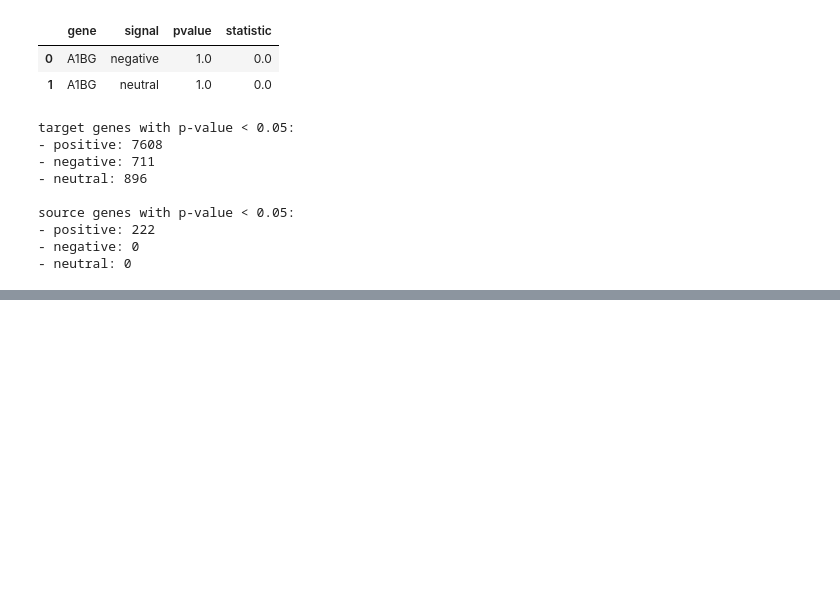
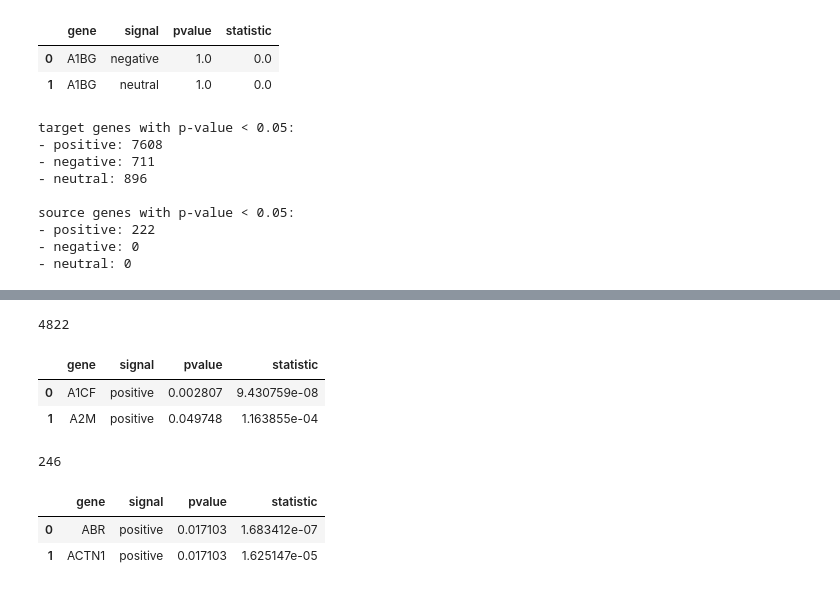
Before and after one commit to joanismi/MastersThesisCode, a Jupyter notebook: src/6_intracell_network.ipynb, the cells around one changed output, grey strips where cells are left out. Drawn from its saved outputs; the diff is of its cells as text; code cells hidden in the pictures; blank space fills up the shorter version.

```diff
--- a/src/6_intracell_network.ipynb
+++ b/src/6_intracell_network.ipynb
@@ -842,0 +863,8 @@ source genes with p-value < 0.05:
+# %%
+# load permutation test results
+test_stats_curated = dict(
+    target = pd.read_csv(intracell_dir+'target_perm_test_curated_records.csv',),
+    source = pd.read_csv(intracell_dir+'source_perm_test_curated_records.csv',)
+)
+display(test_stats_curated['target'].head(2))
+test_stats_curated['source'].head(2)
@@ -842,0 +905,25 @@ source genes with p-value < 0.05:
+# %%
+# Select statistic significant genes
+# we'll use a significance of 0.01
+target_curated_sign = test_stats_curated['target'][
+    (test_stats_curated['target'].signal=='positive')&
+    (test_stats_curated['target'].pvalue<0.05)
+].reset_index(drop=True)
+source_curated_sign = test_stats_curated['source'][
+    (test_stats_curated['source'].signal=='positive')&
+    (test_stats_curated['source'].pvalue<0.05)
+].reset_index(drop=True)
+print(target_curated_sign.shape[0])
+display(target_curated_sign.head(2))
+
+print(source_curated_sign.shape[0])
+display(source_curated_sign.head(2))
+# %% [output]
+4822
+|  | gene | signal | pvalue | statistic |
+| 0 | A1CF | positive | 0.002807 | 9.430759e-08 |
+| 1 | A2M | positive | 0.049748 | 1.163855e-04 |
+246
+|  | gene | signal | pvalue | statistic |
+| 0 | ABR | positive | 0.017103 | 1.683412e-07 |
+| 1 | ACTN1 | positive | 0.017103 | 1.625147e-05 |
```
Also changed, not shown: parts of 17 cells of this notebook, 4 other files.
